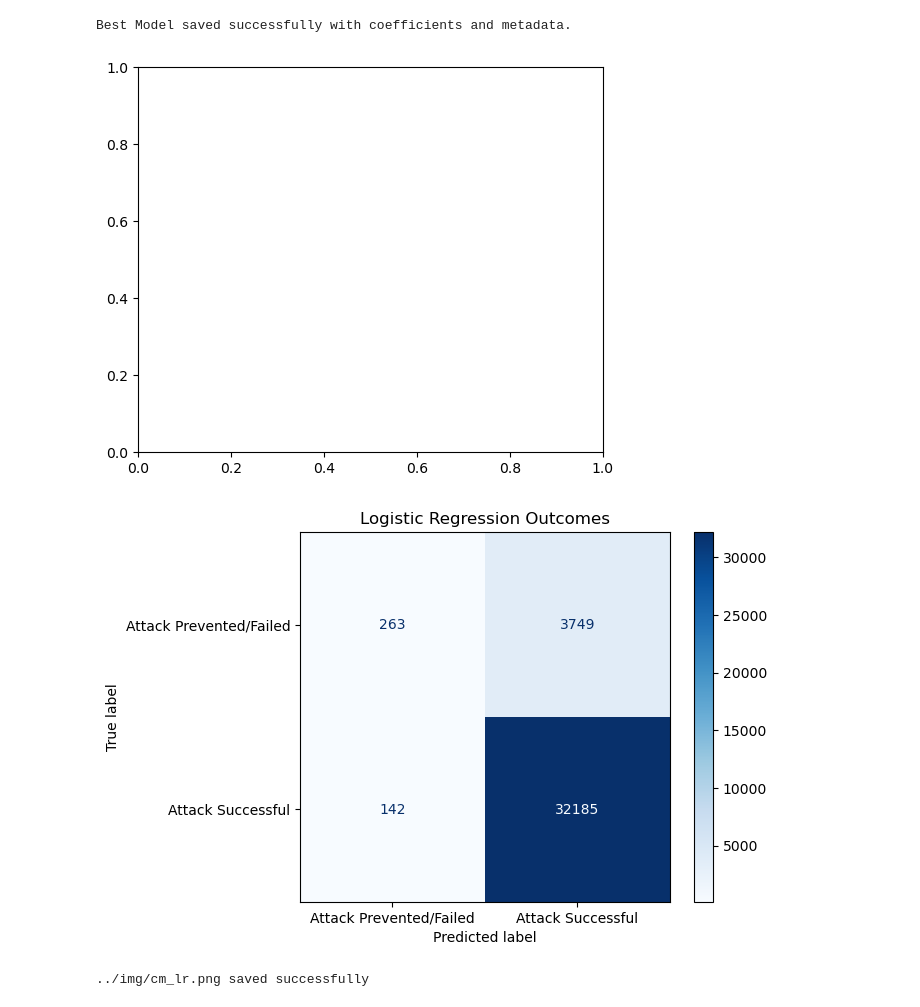
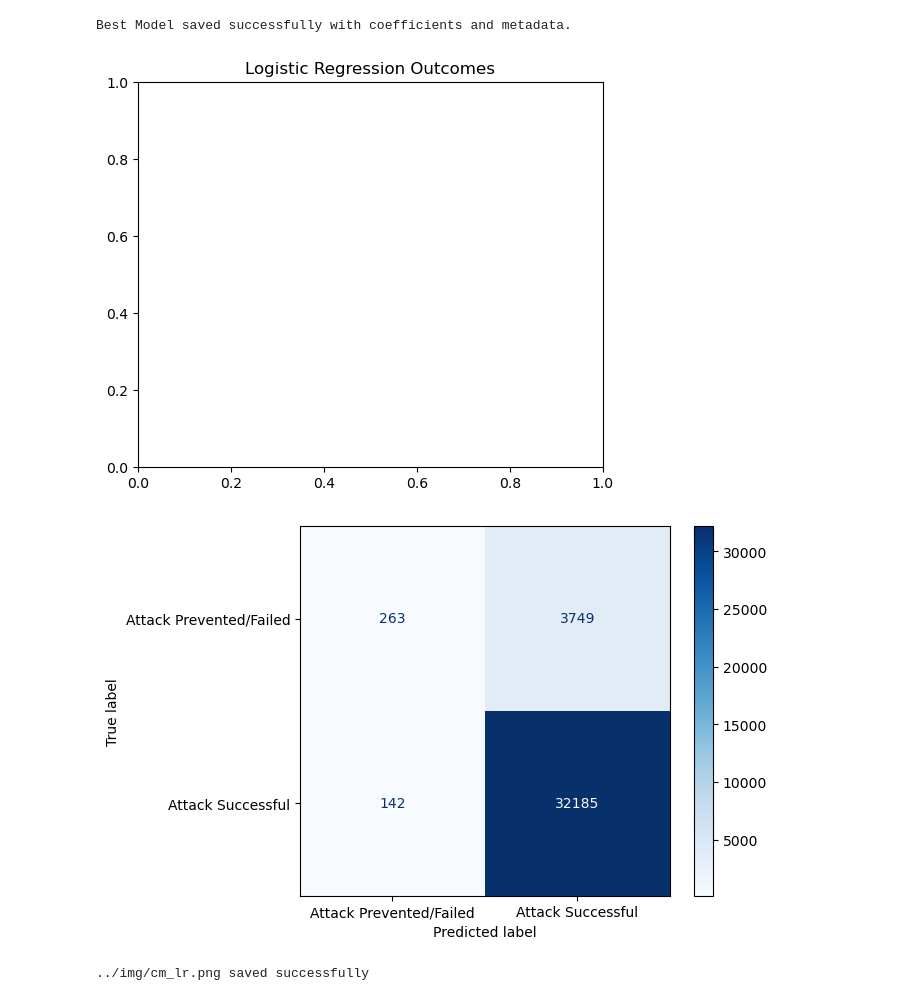
Before and after one commit to hhnguyen72/terrorism, a Jupyter notebook: notebooks/eda.ipynb, the cells around one changed output. Saved outputs shown, nothing was run; the diff lists cells and outputs as text; code cells hidden in the pictures.

```diff
--- a/notebooks/eda.ipynb
+++ b/notebooks/eda.ipynb
@@ -886,26 +886,26 @@ labels = ["Attack Prevented/Failed", "Attack Successful"]
 # %%
 # Random Forest
 fig, ax = plt.subplots(figsize=(6, 5))  # you can adjust size
 
 cm_lr = confusion_matrix(y_test, y_pred_lr).astype(int)  # convert to int
 disp_lr = ConfusionMatrixDisplay(confusion_matrix=cm_lr, display_labels=labels)
 disp_lr.plot(cmap=plt.cm.Blues)
-plt.title("Logistic Regression Outcomes")
+ax.set_title("Logistic Regression Outcomes")
 plt.show()
 
 disp_lr.plot(cmap=plt.cm.Blues, ax=ax)
 
 filepath = "../img/cm_lr.png"
 fig.savefig(
     filepath,
     dpi=300,
     bbox_inches='tight',
     transparent=False
 )
 
 print(f"{filepath} saved successfully")
 # %% [output]
-[figure, old version]
+[figure, new version]
-[figure, old version]
+[figure, new version]
 ../img/cm_lr.png saved successfully
 # %%
```
Also changed, not shown: parts of 2 cells of this notebook, 4 other files.
